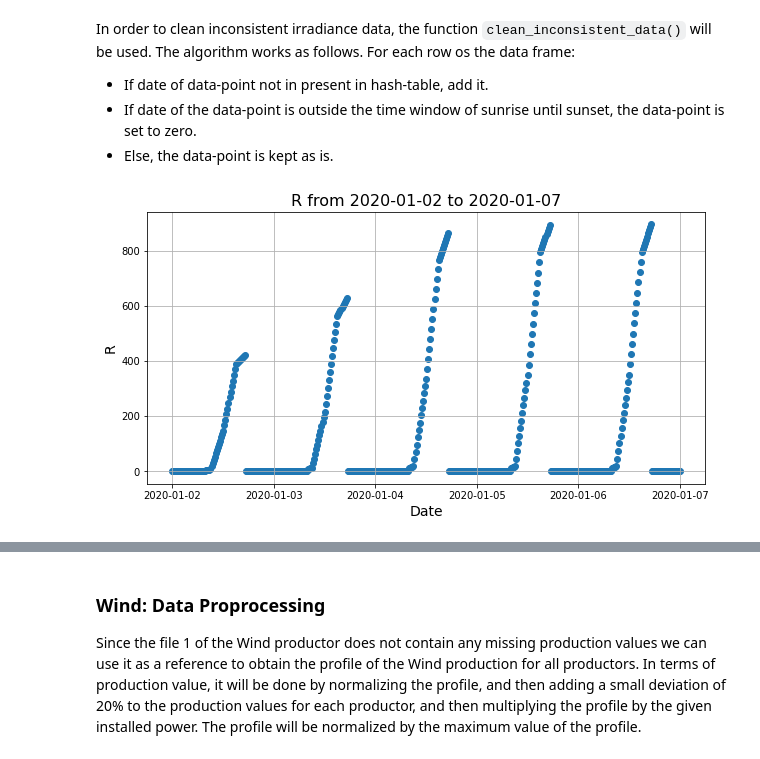
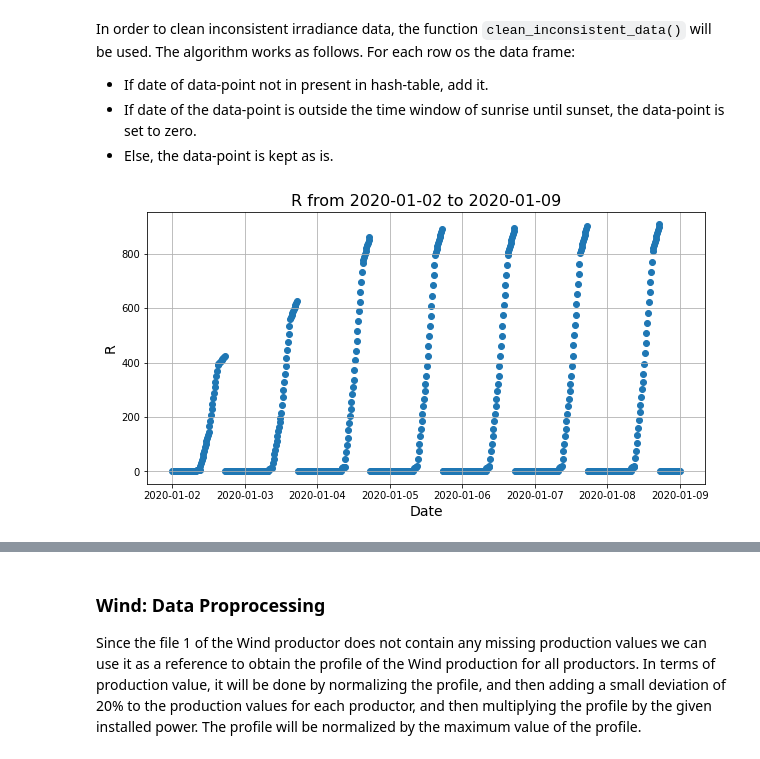
Before and after one commit to jamilsonjr/AI-to-forecast-constraints-in-the-energy-systems, a Jupyter notebook: jupyter_notebooks/cleaning_profile_data.ipynb, the cells around one changed output, grey strips where cells are left out. Saved outputs shown, nothing was run; the diff lists cells and outputs as text; code cells hidden in the pictures.

```diff
--- a/jupyter_notebooks/cleaning_profile_data.ipynb
+++ b/jupyter_notebooks/cleaning_profile_data.ipynb
@@ -658,6 +658,6 @@ def clean_inconsistent_irradiance_data(data):
     return clean_data
 clean_pv_data = clean_inconsistent_irradiance_data(target_pv_data)
 # %%
-plot_data_from_time_limits(clean_pv_data, 'R', ['2020-01-02', '2020-01-07'])
+plot_data_from_time_limits(clean_pv_data, 'R', ['2020-01-02', '2020-01-09'])
 # %% [output]
-[figure, old version]
+[figure, new version]
```
Also changed, not shown: parts of 10 cells of this notebook, 7 other files.
